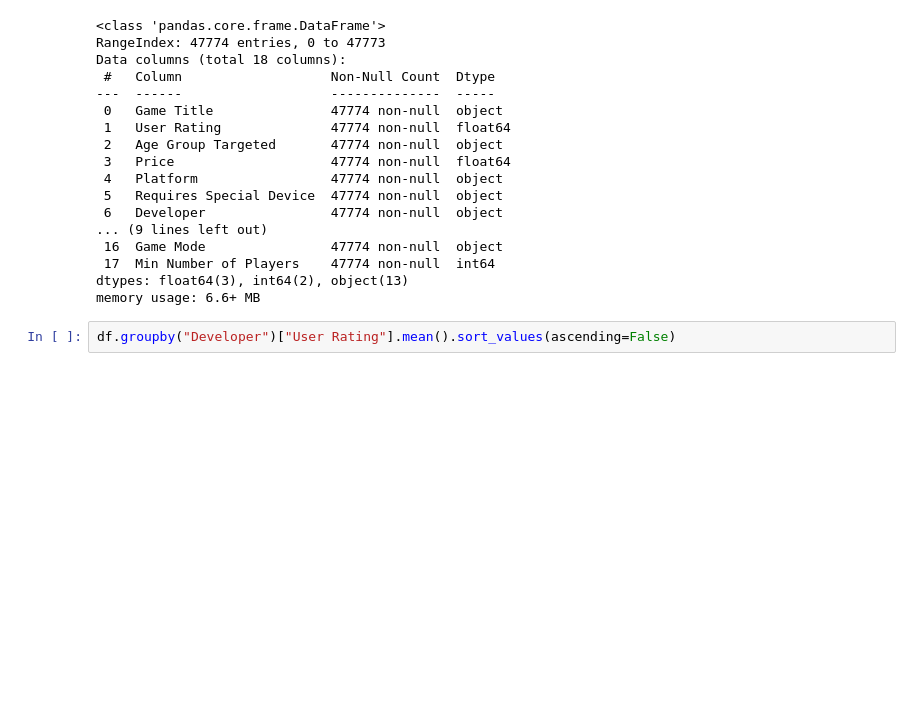
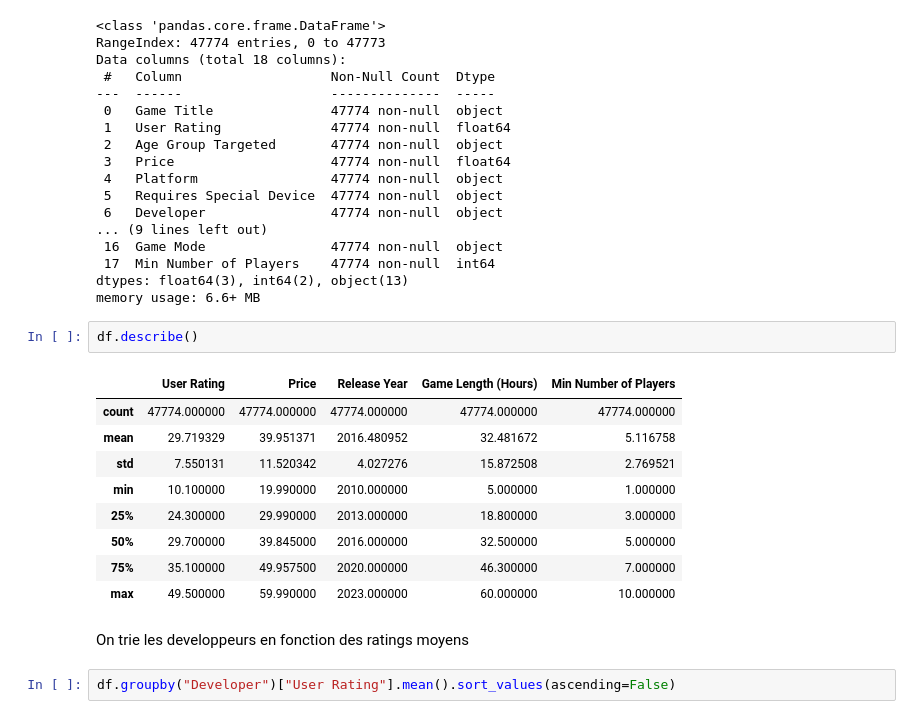
Before and after one commit to Jaddevvv/game_reviews, a Jupyter notebook: Notebook.ipynb, the cells around one changed output. Saved outputs shown, nothing was run; the diff lists cells and outputs as text; blank space fills up the shorter version.

```diff
--- a/Notebook.ipynb
+++ b/Notebook.ipynb
@@ -111,6 +89,20 @@ Data columns (total 18 columns):
  17  Min Number of Players    47774 non-null  int64
 dtypes: float64(3), int64(2), object(13)
 memory usage: 6.6+ MB
+# %%
+df.describe()
+# %% [output]
+|  | User Rating | Price | Release Year | Game Length (Hours) | Min Number of Players |
+| count | 47774.000000 | 47774.000000 | 47774.000000 | 47774.000000 | 47774.000000 |
+| mean | 29.719329 | 39.951371 | 2016.480952 | 32.481672 | 5.116758 |
+| std | 7.550131 | 11.520342 | 4.027276 | 15.872508 | 2.769521 |
+| min | 10.100000 | 19.990000 | 2010.000000 | 5.000000 | 1.000000 |
+| 25% | 24.300000 | 29.990000 | 2013.000000 | 18.800000 | 3.000000 |
+| 50% | 29.700000 | 39.845000 | 2016.000000 | 32.500000 | 5.000000 |
+| 75% | 35.100000 | 49.957500 | 2020.000000 | 46.300000 | 7.000000 |
+| max | 49.500000 | 59.990000 | 2023.000000 | 60.000000 | 10.000000 |
+# %% [markdown]
+On trie les developpeurs en fonction des ratings moyens
 # %%
 df.groupby("Developer")["User Rating"].mean().sort_values(ascending=False)
 # %% [output]
```
Also changed, not shown: parts of 4 cells of this notebook.
